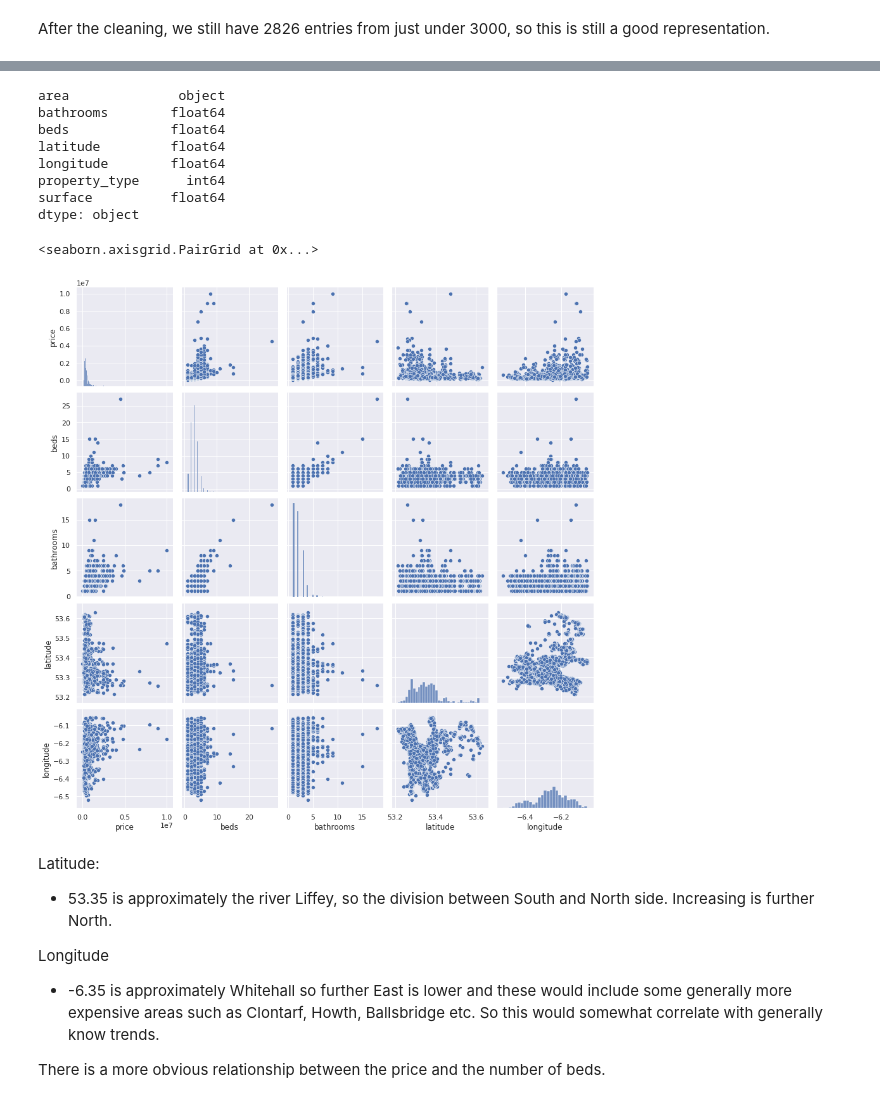
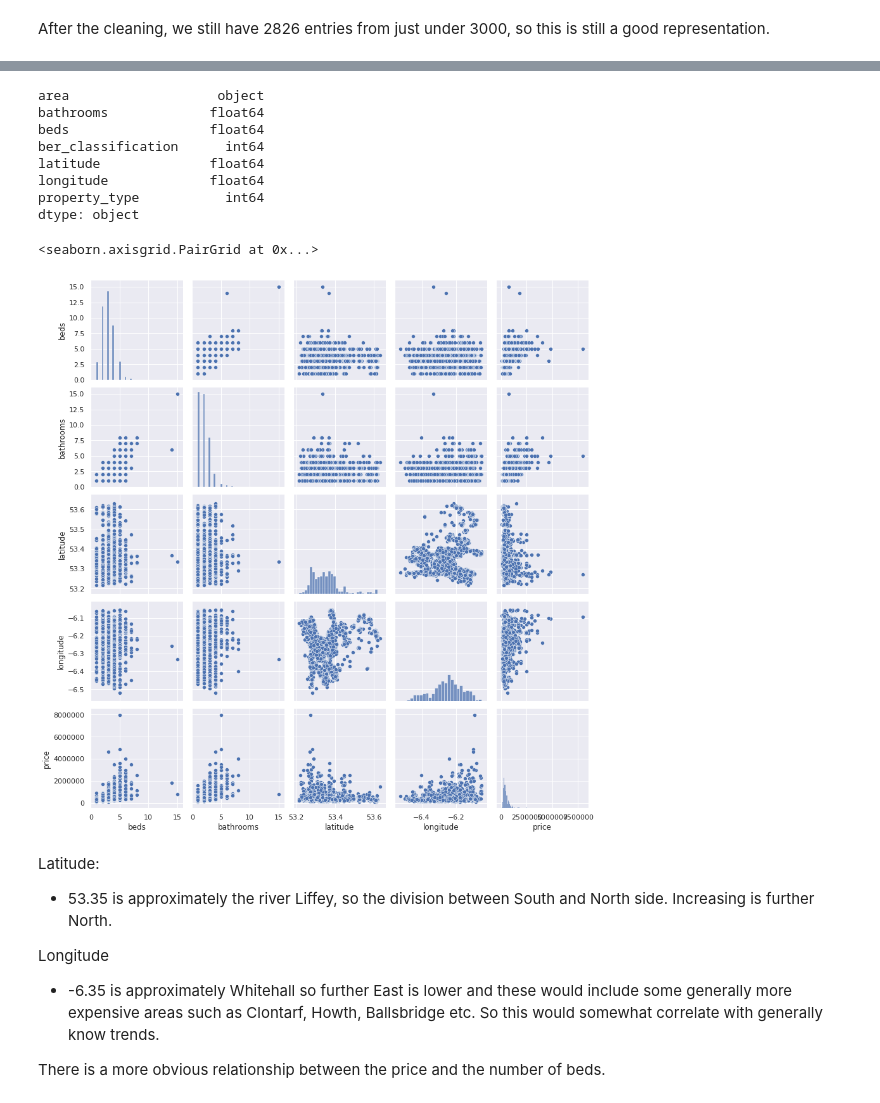
Before and after one commit to 9309888/ET5003-Group-2, a Jupyter notebook: ET5003_Etivity2_JohnHayes_9309888.ipynb, the cells around one changed output, grey strips where cells are left out. Cells and saved outputs as stored; diff of their text form; code cells hidden in the pictures.

```diff
--- a/ET5003_Etivity2_JohnHayes_9309888.ipynb
+++ b/ET5003_Etivity2_JohnHayes_9309888.ipynb
@@ -612,3 +612,13 @@ df_orig_train_data['surface'].max()
 * Remove the 2 with the invalid long & lat
 * From above there are 551 missing entries in `surface` but trying to find a value to use from the range of values could cause unwanted correlations. For now I will drop this column as I don't want to remove that number of rows by removing ones with no value.
 * I am intentionally dropping sites (< 0 bathrooms) as I don't think they should be included when trying to determine house prices.
+# %%
+# Drop an columns that don't have values
+#df_train_new = df_train_data.dropna(axis=1)
+
+drop_features = ['ad_id', 'description_block', 'environment', 'county', 'no_of_units', 'facility',
+                 'property_category', 'features', 'surface']
+df_train_new = df_orig_train_data.drop(columns=drop_features)
+
+# Drop same columns from the test data set
+df_test_new = df_test_data.drop(columns=drop_features)
@@ -614,0 +632,13 @@ df_orig_train_data['surface'].max()
+# %%
+sns.set(rc={'figure.figsize':(13,13)})
+
+sns.scatterplot(data=df_train_new,
+                x='longitude',
+                y='latitude',
+                style='property_type',
+                size="price",
+                hue="property_type",
+                sizes=(100, 500))
+
+plt.title("Longitude and latitude", fontsize=14)
+plt.show()
@@ -615 +650,16 @@ df_orig_train_data['surface'].max()
+# %%
+# Replace all ber values with equivalant decimal values. Last value is 'nan' so ignore that
+df_train_new.dropna(subset=['ber_classification'], inplace=True)
+ber_features = df_train_new['ber_classification'].sort_values().unique()
+
+new_ber_values = np.arange(1, len(ber_features) + 1).tolist()
+
+df_train_new['ber_classification'].replace(to_replace=ber_features,
+                                      value=new_ber_values,
+                                      inplace=True)
+
+df_test_new.dropna(subset=['ber_classification'], inplace=True)
+df_test_new['ber_classification'].replace(to_replace=ber_features,
+                                      value=new_ber_values,
+                                      inplace=True)
 # %%
@@ -714,19 +756,19 @@ dtype: object
 # %%
 df_test_new.dtypes
 # %% [output]
-area              object
-bathrooms        float64
-beds             float64
-latitude         float64
-longitude        float64
-property_type      int64
-surface          float64
+area                   object
+bathrooms             float64
+beds                  float64
+ber_classification      int64
+latitude              float64
+longitude             float64
+property_type           int64
 dtype: object
 # %%
-sns.pairplot(data=df_train_new[['price', 'beds','bathrooms', 'latitude', 'longitude']])
+sns.pairplot(data=df_train_new[['beds','bathrooms', 'latitude', 'longitude', 'price']])
 # %% [output]
 <seaborn.axisgrid.PairGrid at 0x...>
-[figure, old version]
+[figure, new version]
 # %% [markdown]
 Latitude:
 * 53.35 is approximately the river Liffey, so the division between South and North side. Increasing is further North.<br>
```
Also changed, not shown: parts of 33 cells of this notebook.
